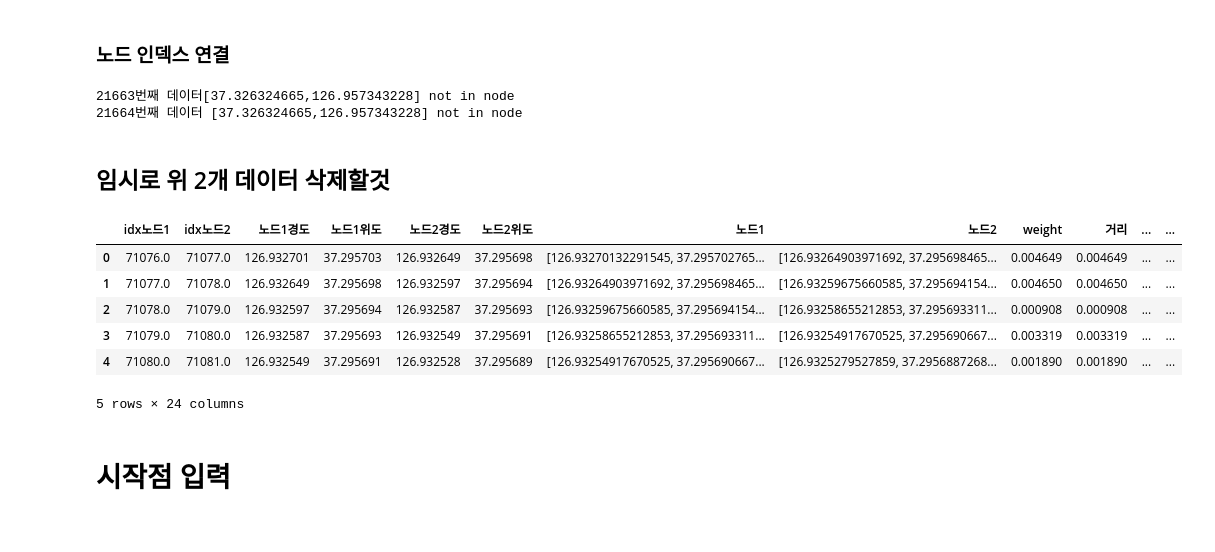
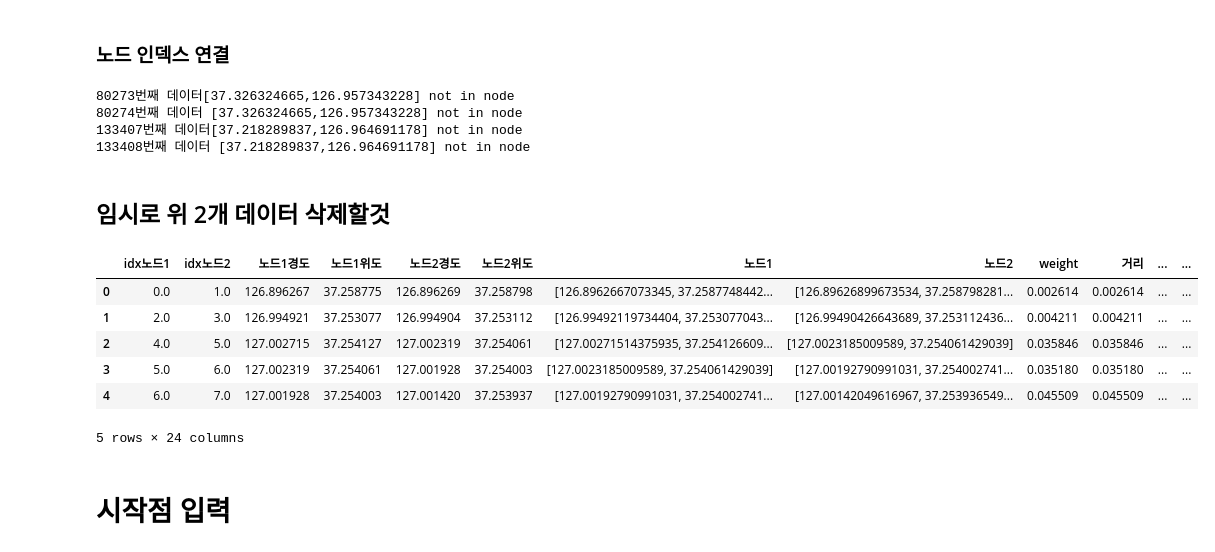
Before and after one commit to KimMinoo/capstone_design2, a Jupyter notebook: dijk.ipynb, the cells around one changed output. Drawn from its saved outputs; the diff is of its cells as text; code cells hidden in the pictures.

```diff
--- a/dijk.ipynb
+++ b/dijk.ipynb
@@ -41,7 +46,7 @@ def haversine_distance(lat1, lon1, lat2, lon2):
 # import data
 # %%
 total_node = pd.read_csv("./total_node.csv")
-total_link = pd.read_csv("./link_b_h.csv")
+total_link = pd.read_csv("./total_link.csv")
 print("노드의 크기:",total_node.shape)
 print("링크의 크기:",total_link.shape)
 # %% [output]
@@ -156,22 +161,24 @@ for i in range(templink.shape[0]):
 templink.insert(0, 'idx노드1', node1connect)
 templink.insert(1, 'idx노드2', node2connect)
 # %% [output]
-21663번째 데이터[37.326324665,126.957343228] not in node
-21664번째 데이터 [37.326324665,126.957343228] not in node
+80273번째 데이터[37.326324665,126.957343228] not in node
+80274번째 데이터 [37.326324665,126.957343228] not in node
+133407번째 데이터[37.218289837,126.964691178] not in node
+133408번째 데이터 [37.218289837,126.964691178] not in node
 # %% [markdown]
 ## 임시로 위 2개 데이터 삭제할것
 # %%
 total_link = pd.concat([templink, total_link], axis=1)
 
-total_link = total_link.drop([21663, 21664])
+total_link = total_link.drop([80273, 80274, 133407, 133408])
 
 
 total_link.head()
 # %% [output]
 |  | idx노드1 | idx노드2 | 노드1경도 | 노드1위도 | 노드2경도 | 노드2위도 | 노드1 | 노드2 | weight | 거리 | ... | ... |
-| 0 | 71076.0 | 71077.0 | 126.932701 | 37.295703 | 126.932649 | 37.295698 | [126.93270132291545, 37.295702765... | [126.93264903971692, 37.295698465... | 0.004649 | 0.004649 | ... | ... |
-| 1 | 71077.0 | 71078.0 | 126.932649 | 37.295698 | 126.932597 | 37.295694 | [126.93264903971692, 37.295698465... | [126.93259675660585, 37.295694154... | 0.004650 | 0.004650 | ... | ... |
-| 2 | 71078.0 | 71079.0 | 126.932597 | 37.295694 | 126.932587 | 37.295693 | [126.93259675660585, 37.295694154... | [126.93258655212853, 37.295693311... | 0.000908 | 0.000908 | ... | ... |
-| 3 | 71079.0 | 71080.0 | 126.932587 | 37.295693 | 126.932549 | 37.295691 | [126.93258655212853, 37.295693311... | [126.93254917670525, 37.295690667... | 0.003319 | 0.003319 | ... | ... |
-| 4 | 71080.0 | 71081.0 | 126.932549 | 37.295691 | 126.932528 | 37.295689 | [126.93254917670525, 37.295690667... | [126.9325279527859, 37.2956887268... | 0.001890 | 0.001890 | ... | ... |
+| 0 | 0.0 | 1.0 | 126.896267 | 37.258775 | 126.896269 | 37.258798 | [126.8962667073345, 37.2587748442... | [126.89626899673534, 37.258798281... | 0.002614 | 0.002614 | ... | ... |
+| 1 | 2.0 | 3.0 | 126.994921 | 37.253077 | 126.994904 | 37.253112 | [126.99492119734404, 37.253077043... | [126.99490426643689, 37.253112436... | 0.004211 | 0.004211 | ... | ... |
+| 2 | 4.0 | 5.0 | 127.002715 | 37.254127 | 127.002319 | 37.254061 | [127.00271514375935, 37.254126609... | [127.0023185009589, 37.254061429039] | 0.035846 | 0.035846 | ... | ... |
+| 3 | 5.0 | 6.0 | 127.002319 | 37.254061 | 127.001928 | 37.254003 | [127.0023185009589, 37.254061429039] | [127.00192790991031, 37.254002741... | 0.035180 | 0.035180 | ... | ... |
+| 4 | 6.0 | 7.0 | 127.001928 | 37.254003 | 127.001420 | 37.253937 | [127.00192790991031, 37.254002741... | [127.00142049616967, 37.253936549... | 0.045509 | 0.045509 | ... | ... |
 5 rows × 24 columns
```
Also changed, not shown: parts of 13 cells of this notebook.
